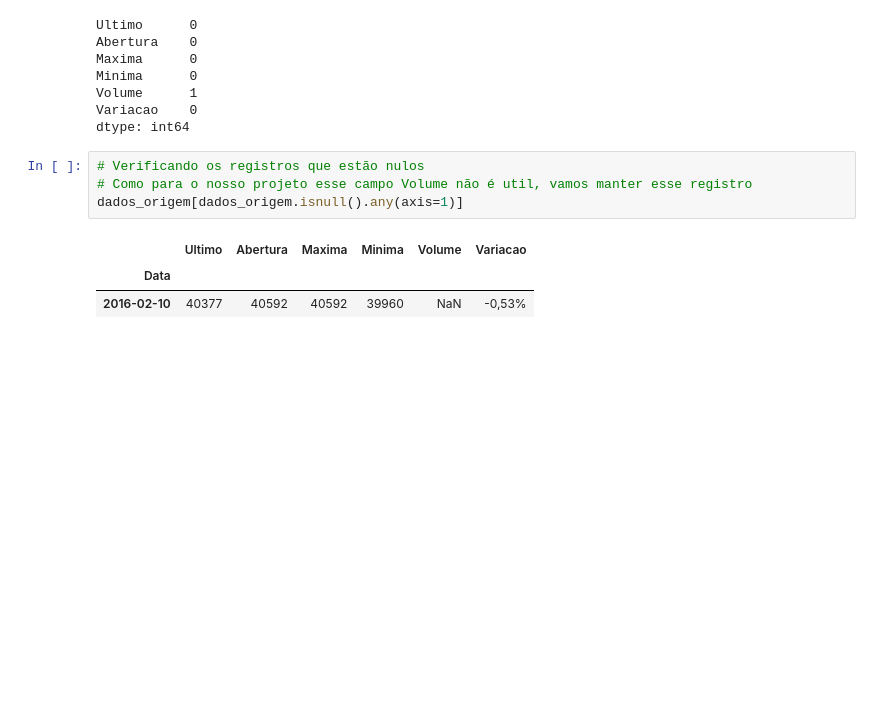
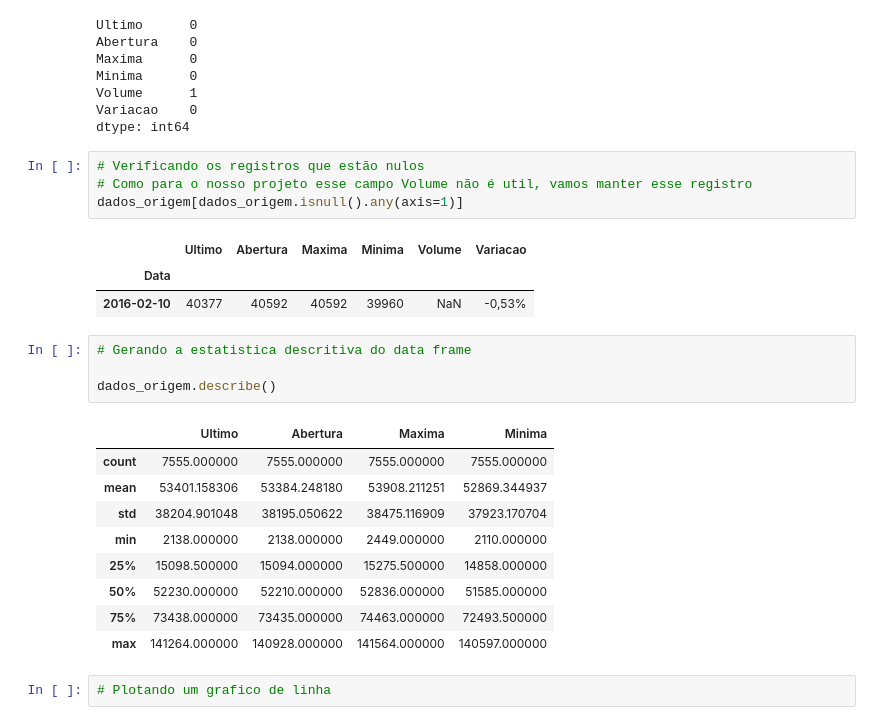
Before and after one commit to RicardViana/fiap-Machine-Learning-and-Time-Series, a Jupyter notebook: tech_challenge_fase_2.ipynb, the cells around one changed output. Drawn from its saved outputs; the diff is of its cells as text; blank space fills up the shorter version.

```diff
--- a/tech_challenge_fase_2.ipynb
+++ b/tech_challenge_fase_2.ipynb
@@ -172,3 +172,19 @@ dados_origem[dados_origem.isnull().any(axis=1)]
 |  | Ultimo | Abertura | Maxima | Minima | Volume | Variacao |
 | Data |  |  |  |  |  |  |
 | 2016-02-10 | 40377 | 40592 | 40592 | 39960 | NaN | -0,53% |
+# %%
+# Gerando a estatistica descritiva do data frame
+
+dados_origem.describe()
+# %% [output]
+|  | Ultimo | Abertura | Maxima | Minima |
+| count | 7555.000000 | 7555.000000 | 7555.000000 | 7555.000000 |
+| mean | 53401.158306 | 53384.248180 | 53908.211251 | 52869.344937 |
+| std | 38204.901048 | 38195.050622 | 38475.116909 | 37923.170704 |
+| min | 2138.000000 | 2138.000000 | 2449.000000 | 2110.000000 |
+| 25% | 15098.500000 | 15094.000000 | 15275.500000 | 14858.000000 |
+| 50% | 52230.000000 | 52210.000000 | 52836.000000 | 51585.000000 |
+| 75% | 73438.000000 | 73435.000000 | 74463.000000 | 72493.500000 |
+| max | 141264.000000 | 140928.000000 | 141564.000000 | 140597.000000 |
+# %%
+# Plotando um grafico de linha
```
Also changed, not shown: 1 other file.
